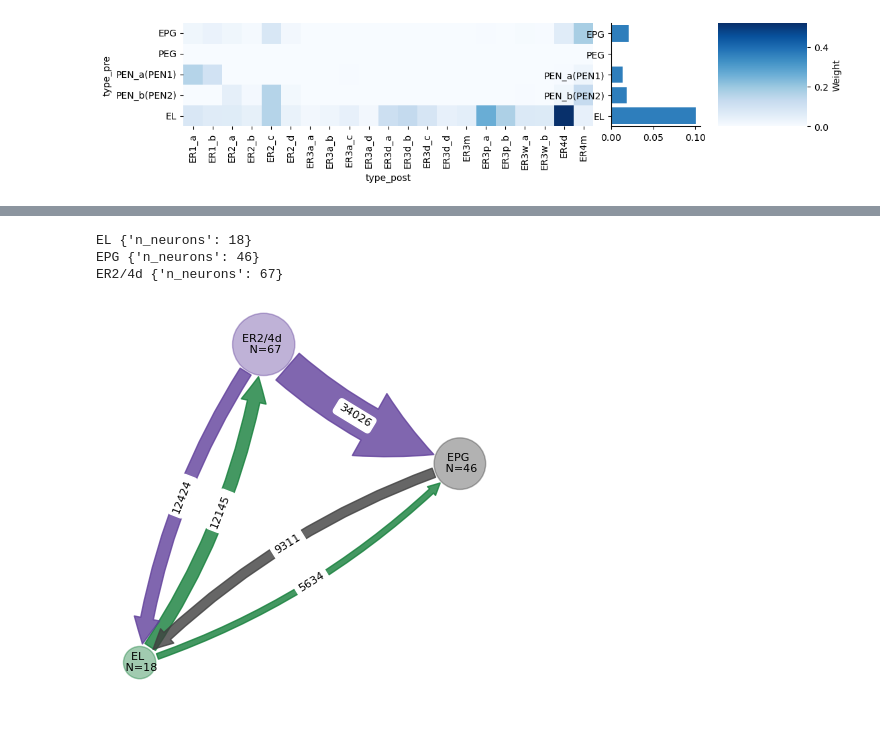
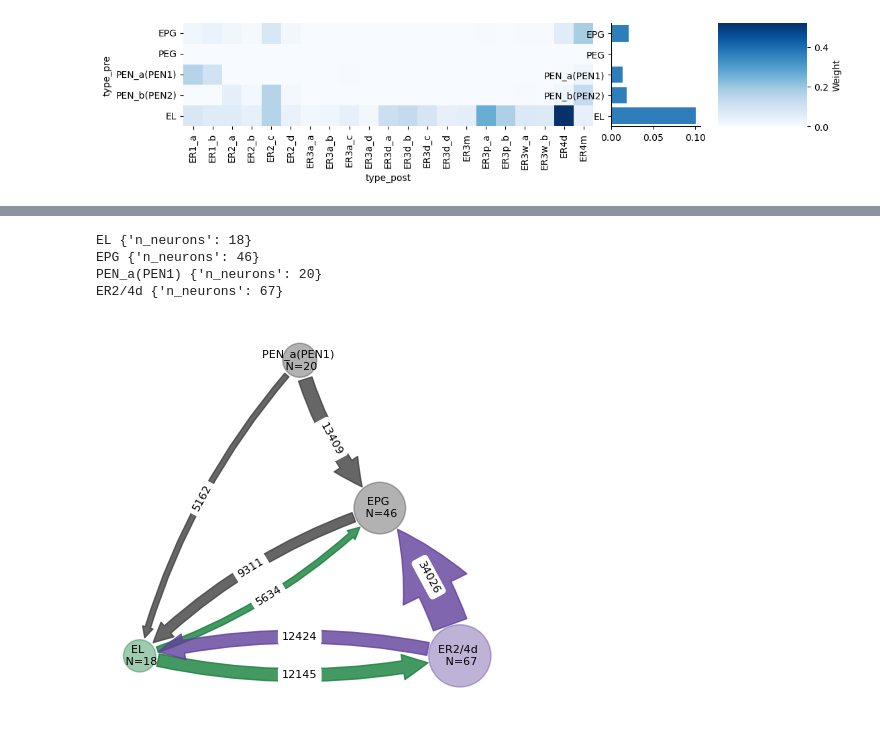
Before and after one commit to yfisher-lab/NeuromodPlasticity, a Jupyter notebook: NeuromodPlasticity/figures/connectomics/connectivity_matrices_graphs.ipynb, the cells around one changed output, grey strips where cells are left out. Cells and saved outputs as stored; diff of their text form; code cells hidden in the pictures.

Commit message:
plotting catchup

```diff
--- a/NeuromodPlasticity/figures/connectomics/connectivity_matrices_graphs.ipynb
+++ b/NeuromodPlasticity/figures/connectomics/connectivity_matrices_graphs.ipynb
@@ -109,7 +109,7 @@ fig, (heatmap_ax, marginal_ax, cbar_ax) = plot_er_inputs_with_marginal(conn_df,
 [figure]
 # %%
 # get body IDs for all EL PEG, EPG, PENa, PENb
-query = neu.NeuronCriteria(type=['EL', 'EPG', 'ER4d', 'ER2.*'], outputRois=['EB'])
+query = neu.NeuronCriteria(type=['EL', 'EPG',  'PEN_a.*', 'ER4d', 'ER2.*'], outputRois=['EB'])
 query_neuron_df, _ = neu.fetch_neurons(query)
 
 
@@ -150,7 +170,7 @@ synapse_counts_df.loc['ER2/4d', 'n_postsynapses'] = er_post
 
 
 er_df = {'type_pre': [], 'type_post': [], 'weight': [], 'relative_weight': [], 'pcnt_output': [], 'nrn_weight': []}
-for type_pre in ['EL', 'EPG']: #, 'ER4d']:
+for type_pre in ['EL', 'EPG',  'PEN_a(PEN1)']: #, 'ER4d']:
     sub_df = conn_df_grouped[(conn_df_grouped['type_pre']==type_pre) & (conn_df_grouped['type_post'].str.contains('ER'))]
     er_df['type_pre'].append(type_pre)
     er_df['type_post'].append('ER2/4d')
@@ -159,7 +179,7 @@ for type_pre in ['EL', 'EPG']: #, 'ER4d']:
     er_df['pcnt_output'].append(sub_df['weight'].sum()/synapse_counts_df.loc[type_pre, 'n_presynapses'])
     er_df['nrn_weight'].append(sub_df['weight'].sum()/query_neuron_df.loc[query_neuron_df['type'].str.contains('ER'), 'type'].count())
 
-for type_post in ['EL', 'EPG']: #, 'ER4d']:
+for type_post in ['EL', 'EPG',  'PEN_a(PEN1)']: #, 'ER4d']:
     sub_df = conn_df_grouped[(conn_df_grouped['type_post']==type_post) & (conn_df_grouped['type_pre'].str.contains('ER'))]
     er_df['type_pre'].append('ER2/4d')
     er_df['type_post'].append(type_post)
@@ -186,7 +206,7 @@ conn_df_grouped.drop(todrop, inplace=True)
 # convert to networkx graph
 # graph = nx.from_pandas_edgelist(conn_df_grouped[conn_df_grouped['relative_weight']>.05], source='type_pre', target='type_post',
 #                                 edge_attr=['weight', 'relative_weight', 'pcnt_output', 'nrn_weight'], create_using=nx.DiGraph)
-graph = nx.from_pandas_edgelist(conn_df_grouped[conn_df_grouped['weight']>=2200], source='type_pre', target='type_post',
+graph = nx.from_pandas_edgelist(conn_df_grouped[conn_df_grouped['weight']>=3800], source='type_pre', target='type_post',
                                 edge_attr=['weight', 'relative_weight', 'pcnt_output', 'nrn_weight'], create_using=nx.DiGraph)
 # set node attributes
 node_attributes = {}
@@ -198,6 +218,7 @@ nx.set_node_attributes(graph, node_attributes, 'n_neurons')
 # %%
 colors = {'EL': plt.cm.Greens(.8),
           'EPG': plt.cm.Greys(.8),
+           'PEN_a(PEN1)': plt.cm.Greys(.8),
           'ER2_a': plt.cm.Purples(.8),
           'ER2_b': plt.cm.Purples(.8),
           'ER2_c': plt.cm.Purples(.8),
@@ -213,44 +234,45 @@ for n, d in graph.nodes(data=True):
 # %% [output]
 EL {'n_neurons': 18}
 EPG {'n_neurons': 46}
+PEN_a(PEN1) {'n_neurons': 20}
 ER2/4d {'n_neurons': 67}
 # %%
 # plot the graph
 k = 'weight'  # choose the edge attribute to visualize
-pos = nx.spring_layout(graph, weight=k, seed=1)
+# pos = nx.spring_layout(graph, weight=k, seed=1)
 # pos['ER2'] = pos['ER2'] + np.array([-.6, 0.1])  # adjust ER2 position for better visibility
-# pos = nx.planar_layout(graph)
+pos = nx.planar_layout(graph)
 # pos['ER2/4d'] = [.5, .5]
 # pos['EL'] = [.2,.2]
 # pos['EPG']=[.8,.2]
 # pos = nx.spectral_layout(graph, weight='relative_weight')
 # pos['EL'] = pos['EL']+ np.array([.2, -0.1])  # adjust EL position for better visibility
 fig, ax = plt.subplots(figsize=(5, 5))
 nx.draw_networkx_nodes(graph, pos, node_size=[d['n_neurons']*30 for n, d in graph.nodes(data=True)],
                        node_color=[colors[n] for n in graph.nodes()],
                        alpha=0.4, ax = ax)
 nx.draw_networkx_labels(graph, pos, font_size=8, font_color='black', ax=ax,
                         labels={n: f"{n} \n N={d['n_neurons']}" for n, d in graph.nodes(data=True)})
 nx.draw_networkx_edges(graph, pos,
                     #    width=[d[k]*50 for u, v, d in graph.edges(data=True)],
                        connectionstyle='arc3,rad=0.12', edge_color=[colors[u] for u, v, d in graph.edges(data=True)],
                         node_size=[d['n_neurons']*30+200 for n, d in graph.nodes(data=True)],
                         ax=ax,
                         arrowstyle=[f"simple, head_width={d[k]*.00015:.2f}, head_length={d[k]*.00015:.2f}, tail_width={d[k]*.000075:.2f}" for u, v, d in graph.edges(data=True)],
                         # arrowstyle=[f"simple, head_width={d[k]*.005:.2f}, head_length={d[k]*.005:.2f}, tail_width={d[k]*.002:.2f}" for u, v, d in graph.edges(data=True)],
                         # arrowstyle=[f"simple, head_width={d[k]*10:.2f}, head_length={d[k]*10:.2f}, tail_width={d[k]*5:.2f}" for u, v, d in graph.edges(data=True)],
                         alpha=.8)
 _ = nx.draw_networkx_edge_labels(graph, pos,
                                edge_labels={(u, v): f"{d[k]:.0f}" for u, v, d in graph.edges(data=True)},
                                 font_size=8, connectionstyle='arc3,rad=0.12',
                   ax=ax)
 
 
 ax.spines['right'].set_visible(False)
 ax.spines['top'].set_visible(False)
 ax.spines['left'].set_visible(False)
 ax.spines['bottom'].set_visible(False)
 
 fig.savefig(figfolder / 'connectivity_graph.pdf')
 # %% [output]
-[figure, old version]
+[figure, new version]
```
Also changed, not shown: parts of 1 cell of this notebook, 4 other files.
